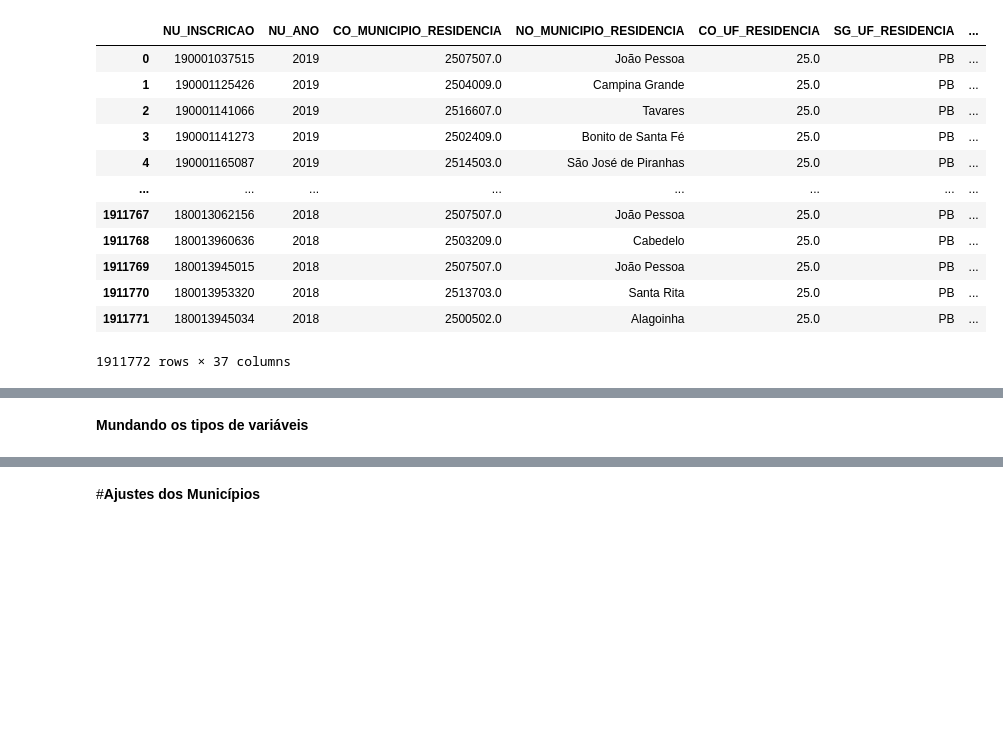
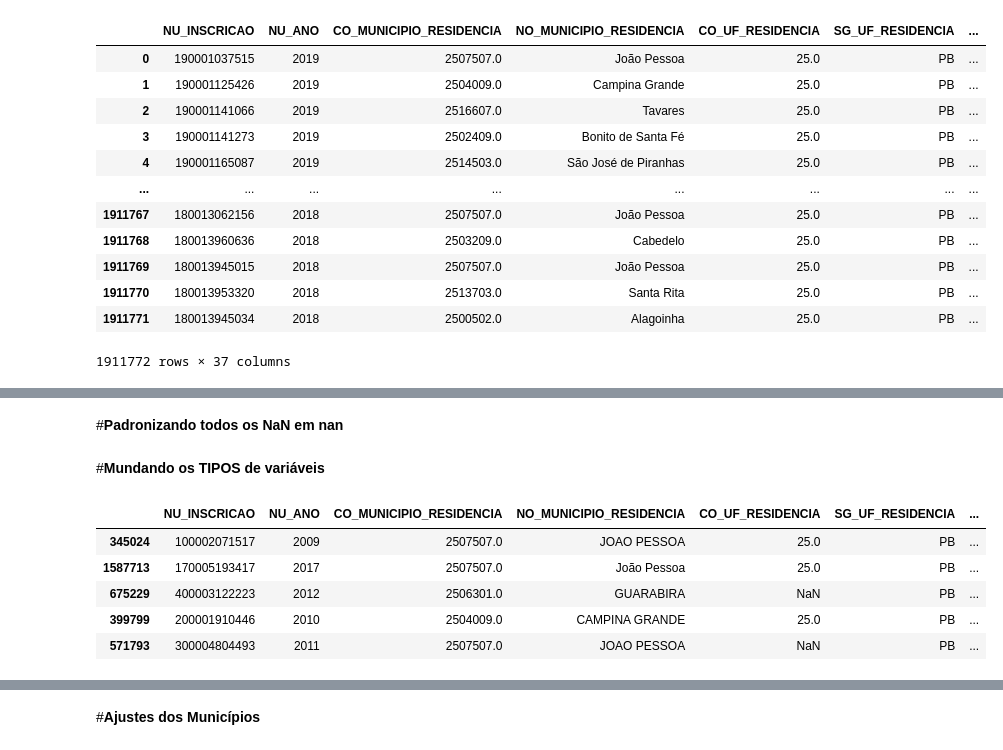
Before and after one commit to mariaeco/ICD_project_Maria, a Jupyter notebook: ProjetoICD_OrganizacaoDadosTemporal.ipynb, the cells around one changed output, grey strips where cells are left out. Saved outputs shown, nothing was run; the diff lists cells and outputs as text; code cells hidden in the pictures; blank space fills up the shorter version.

```diff
--- a/ProjetoICD_OrganizacaoDadosTemporal.ipynb
+++ b/ProjetoICD_OrganizacaoDadosTemporal.ipynb
@@ -2118,3 +2241,27 @@ resultado['TP_SEXO'].replace({'0':'M','1':'F',0:'M',1:'F'}, inplace=True)
 # media geral
 resultado["NU_NOTA_OBJETIVA"] = resultado['NU_NOTA_OBJETIVA'].round(1)
 resultado["NU_MEDIA_GERAL"] = resultado[['NU_NOTA_OBJETIVA','NU_NOTA_REDACAO']].mean(axis=1).round(1)
+# %%
+resultado.TP_COR_RACA = resultado['TP_COR_RACA'].astype({'TP_COR_RACA': str})
+resultado.TP_COR_RACA.replace({0:'Não declarado', '0':'Não declarado',
+                                      1:'Branca','1':'Branca',
+                                      2:'Preta', '2':'Preta',
+                                      3:'Parda','3':'Parda',
+                                      4:'Amarela','4':'Amarela',
+                                      5:'Indígena','5':'Indígena',
+                                      6:'NI'},inplace=True)
+# %%
+resultado.TP_DEPENDENCIA_ADM_ESC = resultado['TP_DEPENDENCIA_ADM_ESC'].astype({'TP_DEPENDENCIA_ADM_ESC':str})
+resultado.TP_DEPENDENCIA_ADM_ESC.replace({1:'Federal','1':'Federal',
+                                                 2:'Estadual','2':'Estadual',
+                                                 3:'Municipal','3':'Municipal',
+                                                 4:'Privada', '4':'Privada',
+                                                ' ':'NaN'},
+                                                inplace=True)
+
+resultado.TP_LOCALIZACAO_ESC.replace({1:'Urbana', 2:'Rural','1':'Urbana', '2':'Rural',' ':'NaN'}, inplace=True)
+
+resultado.TP_PRESENCA = resultado['TP_PRESENCA'].astype({'TP_PRESENCA':str})
+resultado.TP_PRESENCA.replace({0:'Ausente', 1:'Presente','0':'Ausente', '1':'Presente',' ':'NaN',2.0:'Eliminado'}, inplace=True)
+
+resultado.TP_LINGUA.replace({0:'Inglês', 1:'Espanhol','0':'Inglês', '1':'Espanhol',' ':'NaN'}, inplace=True)
@@ -2120,0 +2271,2 @@ resultado["NU_MEDIA_GERAL"] = resultado[['NU_NOTA_OBJETIVA','NU_NOTA_REDACAO']].
+# %% [markdown]
+#**Padronizando todos os NaN em nan**
@@ -2121,3 +2279,12 @@ resultado["NU_MEDIA_GERAL"] = resultado[['NU_NOTA_OBJETIVA','NU_NOTA_REDACAO']].
 # %% [markdown]
-**Mundando os tipos de variáveis**
+#**Mundando os TIPOS de variáveis**
+# %%
+resultado.sample(5)
+# %% [output]
+|  | NU_INSCRICAO | NU_ANO | CO_MUNICIPIO_RESIDENCIA | NO_MUNICIPIO_RESIDENCIA | CO_UF_RESIDENCIA | SG_UF_RESIDENCIA | ... |
+| 345024 | 100002071517 | 2009 | 2507507.0 | JOAO PESSOA | 25.0 | PB | ... |
+| 1587713 | 170005193417 | 2017 | 2507507.0 | João Pessoa | 25.0 | PB | ... |
+| 675229 | 400003122223 | 2012 | 2506301.0 | GUARABIRA | NaN | PB | ... |
+| 399799 | 200001910446 | 2010 | 2504009.0 | CAMPINA GRANDE | 25.0 | PB | ... |
+| 571793 | 300004804493 | 2011 | 2507507.0 | JOAO PESSOA | NaN | PB | ... |
 # %%
```
Also changed, not shown: parts of 25 cells of this notebook.
